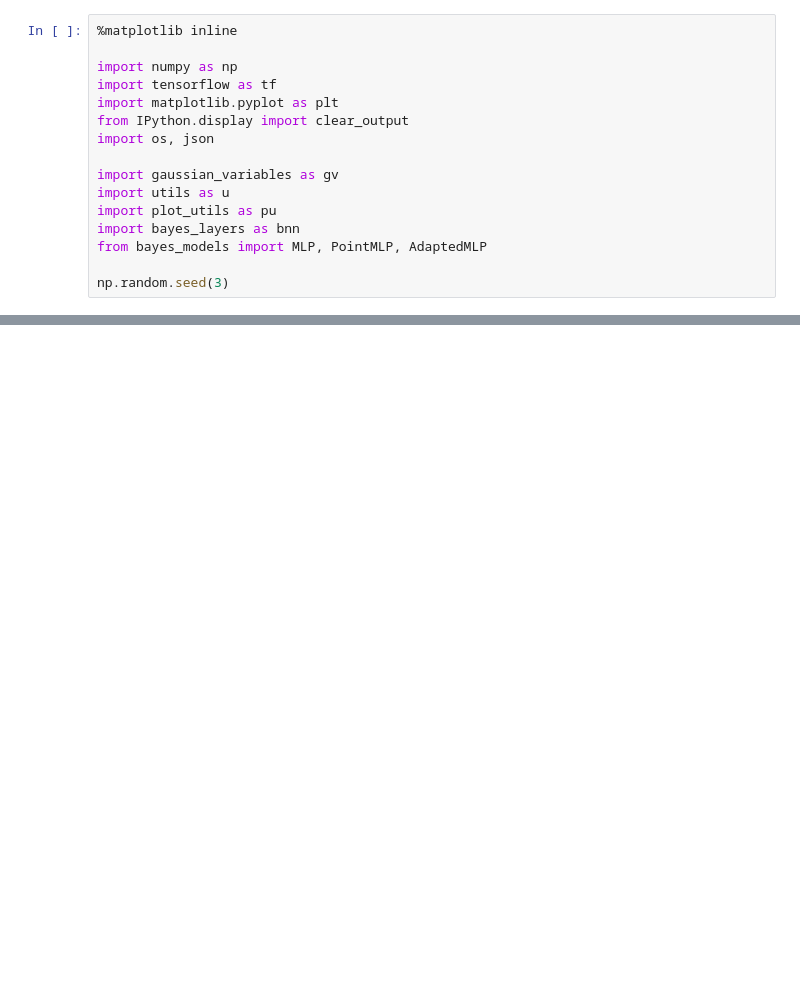
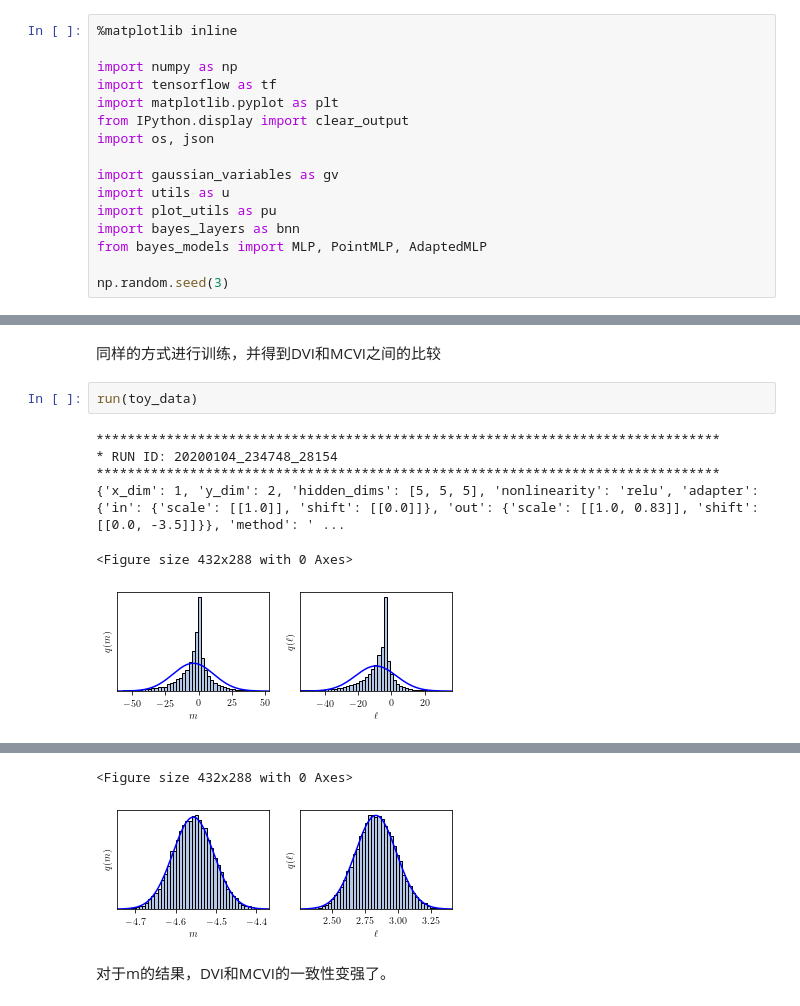
Before and after one commit to DanDoge/MCS-project, a Jupyter notebook: ToyData.ipynb, the cells around one changed output, grey strips where cells are left out. Drawn from its saved outputs; the diff is of its cells as text; blank space fills up the shorter version.

```diff
--- a/ToyData.ipynb
+++ b/ToyData.ipynb
@@ -210,0 +255,11 @@ plt.show()
+# %% [markdown]
+同样的方式进行训练，并得到DVI和MCVI之间的比较
+# %%
+run(toy_data)
+# %% [output]
+********************************************************************************
+* RUN ID: 20200104_234748_28154
+********************************************************************************
+{'x_dim': 1, 'y_dim': 2, 'hidden_dims': [5, 5, 5], 'nonlinearity': 'relu', 'adapter': {'in': {'scale': [[1.0]], 'shift': [[0.0]]}, 'out': {'scale': [[1.0, 0.83]], 'shift': [[0.0, -3.5]]}}, 'method': ' ...
+<Figure size 432x288 with 0 Axes>
+[figure, added]
@@ -210,0 +283,4 @@ plt.show()
+<Figure size 432x288 with 0 Axes>
+[figure, added]
+# %% [markdown]
+对于m的结果，DVI和MCVI的一致性变强了。
```
Also changed, not shown: parts of 22 cells of this notebook.
